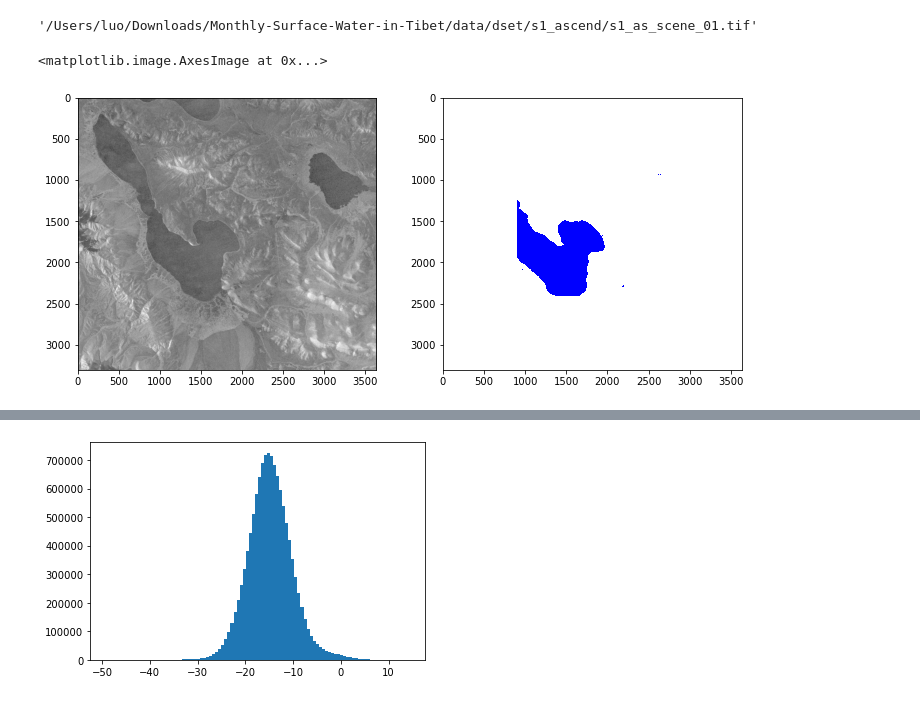
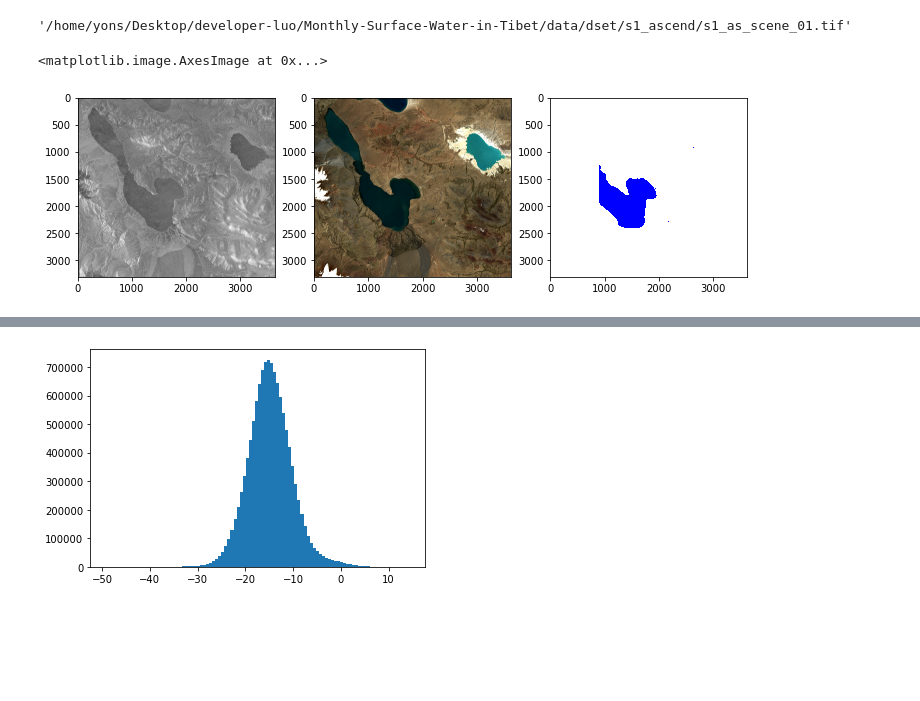
Before and after one commit to xinluo2018/Tibet-Water-2020, a Jupyter notebook: visual/img_visual.ipynb, the cells around one changed output, grey strips where cells are left out. Drawn from its saved outputs; the diff is of its cells as text; code cells hidden in the pictures; blank space fills up the shorter version.

```diff
--- a/visual/img_visual.ipynb
+++ b/visual/img_visual.ipynb
@@ -8,23 +9,26 @@ import matplotlib as mpl
 # %%
 path_as = config.root_proj + '/data/dset/s1_ascend/s1_as_scene_01.tif'
 path_des = config.root_proj + '/data/dset/s1_descend/s1_des_scene_01.tif'
+path_s2 = config.root_proj + '/data/dset/s2_img/s2_scene01_img.tif'
 path_truth = config.root_proj + '/data/dset/s1_truth/s1_scene_01_truth.tif'
 path_as
 # %% [output]
-'/Users/luo/Downloads/Monthly-Surface-Water-in-Tibet/data/dset/s1_ascend/s1_as_scene_01.tif'
+'/home/yons/Desktop/developer-luo/Monthly-Surface-Water-in-Tibet/data/dset/s1_ascend/s1_as_scene_01.tif'
 # %%
 s1_as, s1_as_info = readTiff(path_as)
+s2_img, s2_info = readTiff(path_s2)
 truth, truth_info = readTiff(path_truth)
 # %%
-
 colors = ['white', 'blue']
 cmap = mpl.colors.ListedColormap(colors)
 
-plt.figure(figsize=(12,5))
-plt.subplot(1,2,1)
+plt.figure(figsize=(12,4))
+plt.subplot(1,3,1)
 plt.imshow(s1_as[:,:,0], cmap ='gray', clim=[-40, 8])
-plt.subplot(1,2,2)
+plt.subplot(1,3,2)
+imgShow(s2_img, color_bands=(2,1,0), clip_percent=2)
+plt.subplot(1,3,3)
 plt.imshow(truth, cmap=cmap)
 # %% [output]
 <matplotlib.image.AxesImage at 0x...>
-[figure, old version]
+[figure, new version]
```
Also changed, not shown: parts of 3 cells of this notebook, 19 other files.
